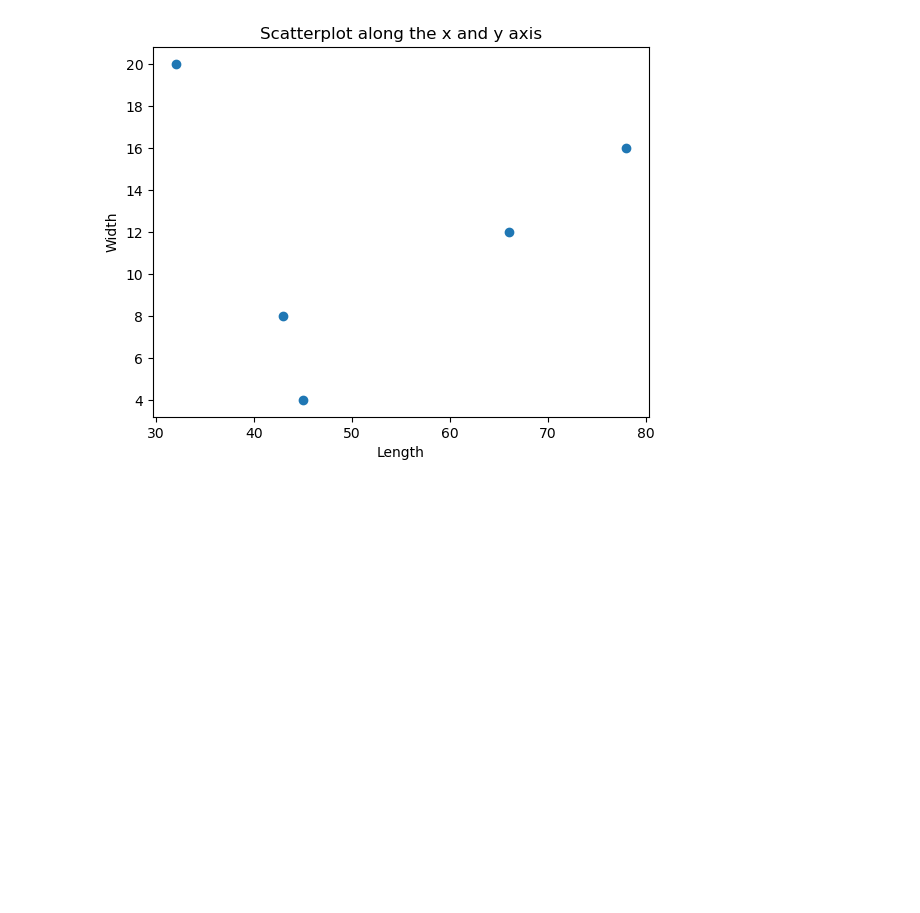
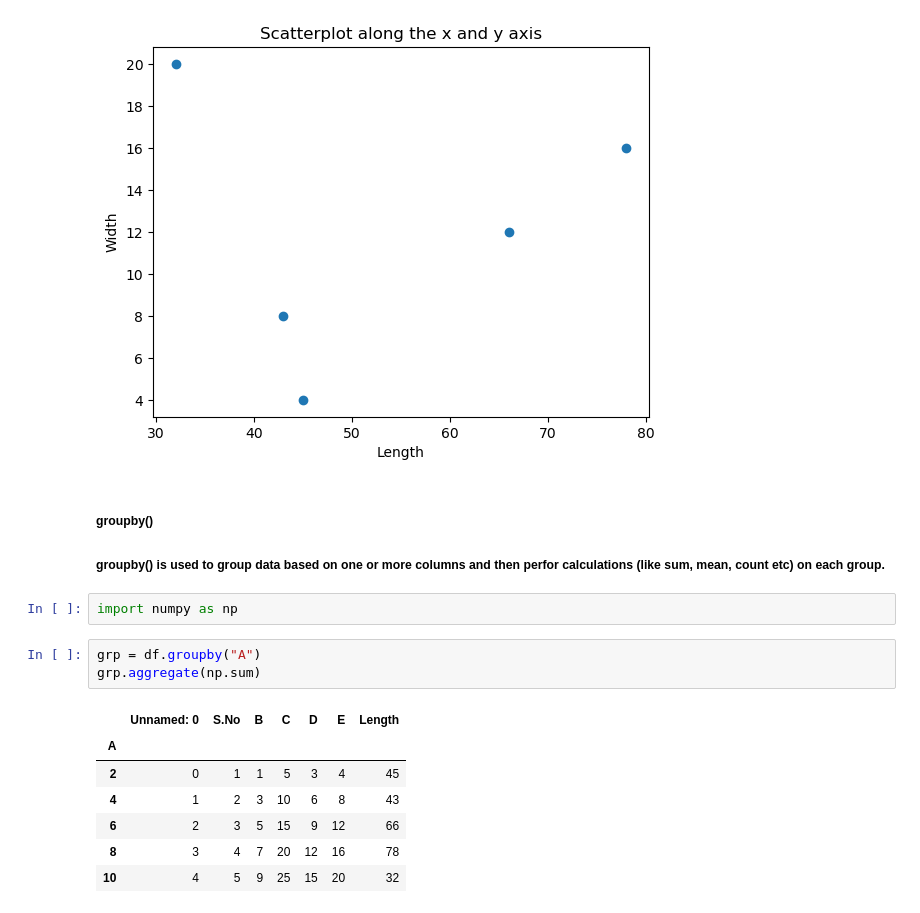
Before and after one commit to aaditya-pdgupta/Python_Course, a Jupyter notebook: Value_counts.ipynb, the cells around one changed output. Drawn from its saved outputs; the diff is of its cells as text; blank space fills up the shorter version.

```diff
--- a/Value_counts.ipynb
+++ b/Value_counts.ipynb
@@ -69,3 +69,19 @@ plt.ylabel("Width")
 # %% [output]
 Text(0, 0.5, 'Width')
 [figure]
+# %% [markdown]
+##### groupby()
+##### groupby() is used to group data based on one or more columns and then perfor calculations (like sum, mean, count etc) on each group.
+# %%
+import numpy as np
+# %%
+grp = df.groupby("A")
+grp.aggregate(np.sum)
+# %% [output]
+|  | Unnamed: 0 | S.No | B | C | D | E | Length |
+| A |  |  |  |  |  |  |  |
+| 2 | 0 | 1 | 1 | 5 | 3 | 4 | 45 |
+| 4 | 1 | 2 | 3 | 10 | 6 | 8 | 43 |
+| 6 | 2 | 3 | 5 | 15 | 9 | 12 | 66 |
+| 8 | 3 | 4 | 7 | 20 | 12 | 16 | 78 |
+| 10 | 4 | 5 | 9 | 25 | 15 | 20 | 32 |
```
Also changed, not shown: parts of 2 cells of this notebook.
